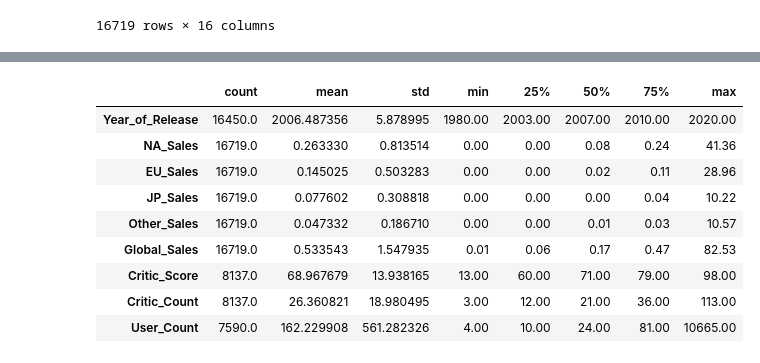
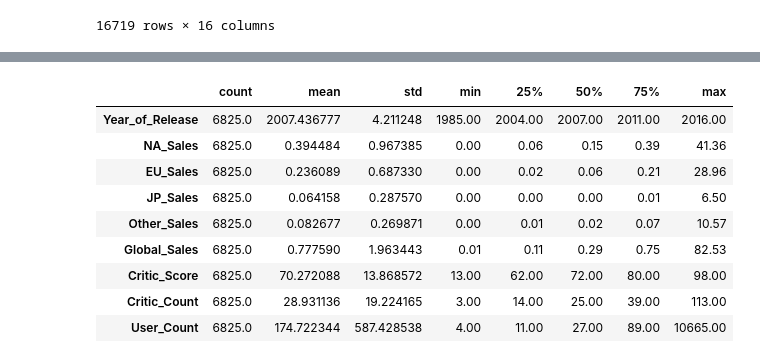
Before and after one commit to data301-2020-winter1/course-project-group_6010, a Jupyter notebook: analysis/ayaka/milestone2.ipynb, the cells around one changed output, grey strips where cells are left out. Cells and saved outputs as stored; diff of their text form; code cells hidden in the pictures.

```diff
--- a/analysis/ayaka/milestone2.ipynb
+++ b/analysis/ayaka/milestone2.ipynb
@@ -31,19 +5,3 @@ df
-# %%
-def load_and_process(url_or_path_to_csv_file):
-
-    # Method Chain 1 (Load data and deal with missing data)
-
-    df1 = (
-          pd.read_csv(url_or_path_to_csv_file)
-          .rename(...)
-          .drop(['Critic_Score','Critic_Count', 'User_Score', 'User_Count', 'Developer' ,'Rating'],axis=1)
-          .dropna(['Genre'], axis =1)
-      )
-
-
-
-
-    return df1
 # %% [markdown]
 - Step 3
 # %%
@@ -51,8 +9,9 @@ import sys, os
 sys.path.insert(0, os.path.abspath('..'))
 from scripts.project_functions import *
 
-df = load_and_process('../../data/raw/Gamesales.csv')
-df
+data ='../../data/raw/Gamesales.csv'
+dfu = unprocessed(data)
+dfu
 # %% [output]
 |  | Name | Platform | Year_of_Release | Genre | Publisher | NA_Sales | EU_Sales | JP_Sales | Other_Sales | ... |
 | 0 | Wii Sports | Wii | 2006.0 | Sports | Nintendo | 41.36 | 28.96 | 3.77 | 8.45 | ... |
@@ -67,3 +26,6 @@ df
 | 16717 | Spirits & Spells | GBA | 2003.0 | Platform | Wanadoo | 0.01 | 0.00 | 0.00 | 0.00 | ... |
 | 16718 | Winning Post 8 2016 | PSV | 2016.0 | Simulation | Tecmo Koei | 0.00 | 0.00 | 0.01 | 0.00 | ... |
 16719 rows × 16 columns
+# %%
+dfp = load_and_process(data)
+dfp
@@ -70,14 +46,14 @@ df
 # %%
-df.describe(include=[np.number]).T
+dfp.describe(include=[np.number]).T
 # %% [output]
 |  | count | mean | std | min | 25% | 50% | 75% | max |
-| Year_of_Release | 16450.0 | 2006.487356 | 5.878995 | 1980.00 | 2003.00 | 2007.00 | 2010.00 | 2020.00 |
-| NA_Sales | 16719.0 | 0.263330 | 0.813514 | 0.00 | 0.00 | 0.08 | 0.24 | 41.36 |
-| EU_Sales | 16719.0 | 0.145025 | 0.503283 | 0.00 | 0.00 | 0.02 | 0.11 | 28.96 |
-| JP_Sales | 16719.0 | 0.077602 | 0.308818 | 0.00 | 0.00 | 0.00 | 0.04 | 10.22 |
-| Other_Sales | 16719.0 | 0.047332 | 0.186710 | 0.00 | 0.00 | 0.01 | 0.03 | 10.57 |
-| Global_Sales | 16719.0 | 0.533543 | 1.547935 | 0.01 | 0.06 | 0.17 | 0.47 | 82.53 |
-| Critic_Score | 8137.0 | 68.967679 | 13.938165 | 13.00 | 60.00 | 71.00 | 79.00 | 98.00 |
-| Critic_Count | 8137.0 | 26.360821 | 18.980495 | 3.00 | 12.00 | 21.00 | 36.00 | 113.00 |
-| User_Count | 7590.0 | 162.229908 | 561.282326 | 4.00 | 10.00 | 24.00 | 81.00 | 10665.00 |
+| Year_of_Release | 6825.0 | 2007.436777 | 4.211248 | 1985.00 | 2004.00 | 2007.00 | 2011.00 | 2016.00 |
+| NA_Sales | 6825.0 | 0.394484 | 0.967385 | 0.00 | 0.06 | 0.15 | 0.39 | 41.36 |
+| EU_Sales | 6825.0 | 0.236089 | 0.687330 | 0.00 | 0.02 | 0.06 | 0.21 | 28.96 |
+| JP_Sales | 6825.0 | 0.064158 | 0.287570 | 0.00 | 0.00 | 0.00 | 0.01 | 6.50 |
+| Other_Sales | 6825.0 | 0.082677 | 0.269871 | 0.00 | 0.01 | 0.02 | 0.07 | 10.57 |
+| Global_Sales | 6825.0 | 0.777590 | 1.963443 | 0.01 | 0.11 | 0.29 | 0.75 | 82.53 |
+| Critic_Score | 6825.0 | 70.272088 | 13.868572 | 13.00 | 62.00 | 72.00 | 80.00 | 98.00 |
+| Critic_Count | 6825.0 | 28.931136 | 19.224165 | 3.00 | 14.00 | 25.00 | 39.00 | 113.00 |
+| User_Count | 6825.0 | 174.722344 | 587.428538 | 4.00 | 11.00 | 27.00 | 89.00 | 10665.00 |
 # %%
```
Also changed, not shown: parts of 17 cells of this notebook.
